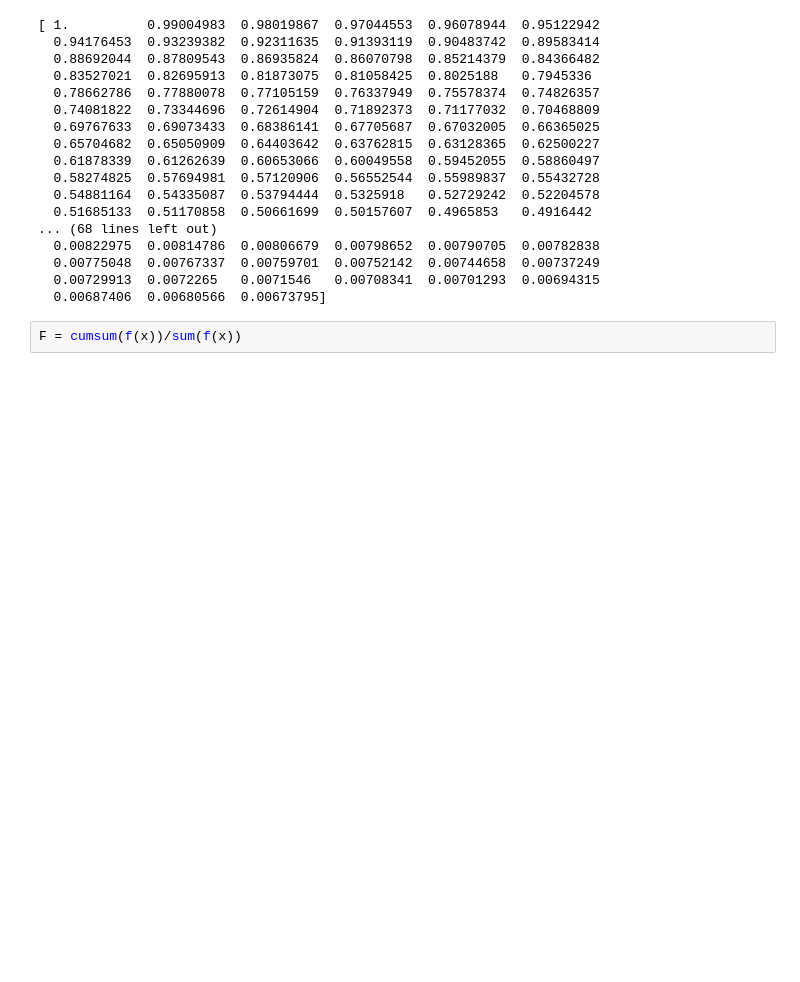
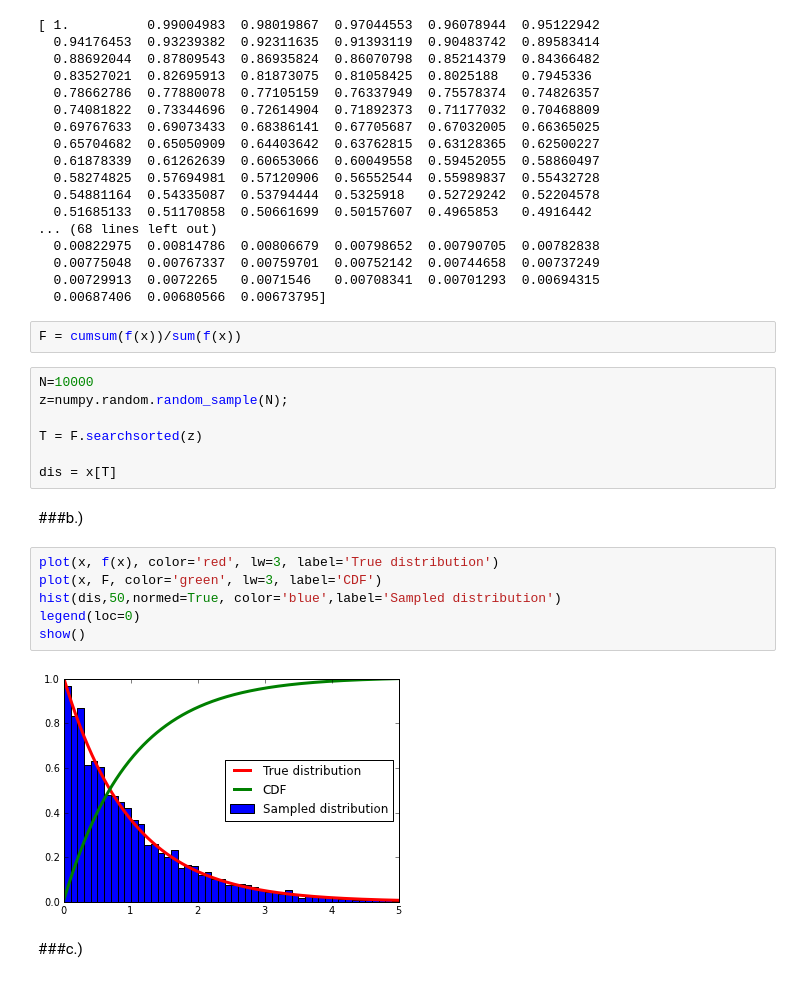
Before and after one commit to npilgram/PHYS202-S13, a Jupyter notebook: Week8/Week8Notes.ipynb, the cells around one changed output. Saved outputs shown, nothing was run; the diff lists cells and outputs as text; blank space fills up the shorter version.

```diff
--- a/Week8/Week8Notes.ipynb
+++ b/Week8/Week8Notes.ipynb
@@ -165,3 +165,22 @@ print f(x) #numerical array
   0.00687406  0.00680566  0.00673795]
 # %%
 F = cumsum(f(x))/sum(f(x))
+# %%
+N=10000
+z=numpy.random.random_sample(N);
+
+T = F.searchsorted(z)
+
+dis = x[T]
+# %% [markdown]
+###b.)
+# %%
+plot(x, f(x), color='red', lw=3, label='True distribution')
+plot(x, F, color='green', lw=3, label='CDF')
+hist(dis,50,normed=True, color='blue',label='Sampled distribution')
+legend(loc=0)
+show()
+# %% [output]
+[figure, added]
+# %% [markdown]
+###c.)
```
Also changed, not shown: parts of 10 cells of this notebook.
